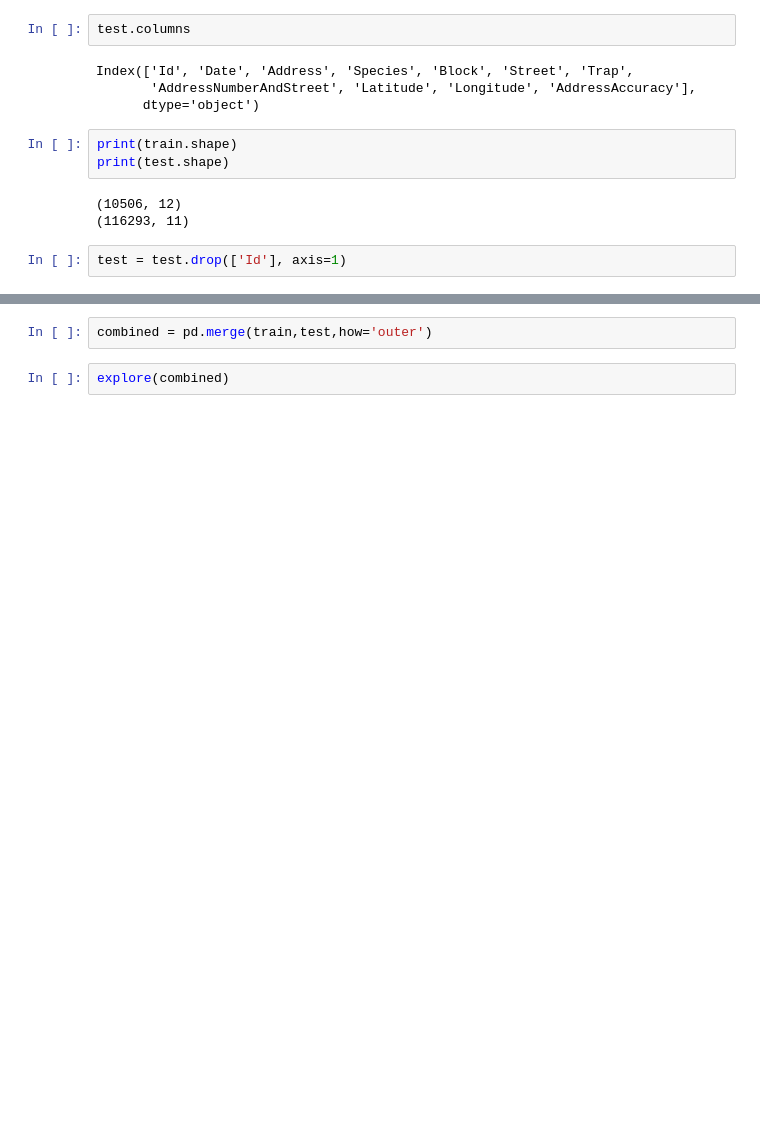
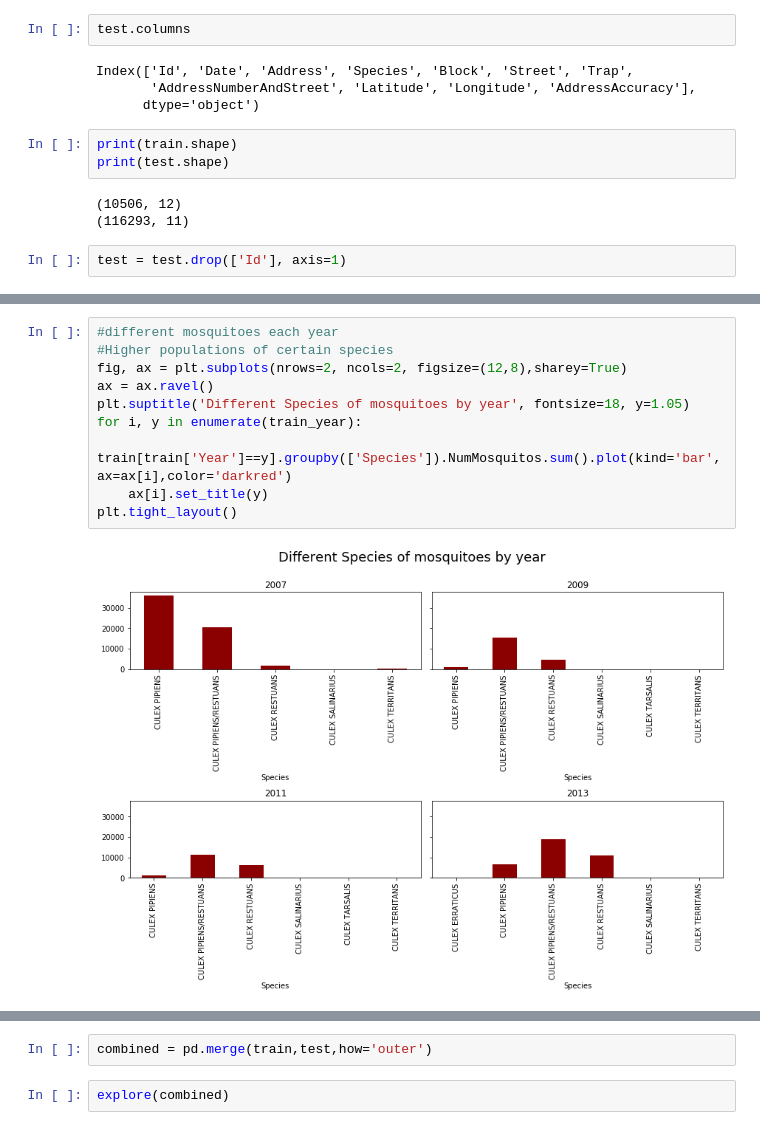
Before and after one commit to wilsonkwa/Project-4, a Jupyter notebook: codes/1.0 EDA.ipynb, the cells around one changed output, grey strips where cells are left out. Cells and saved outputs as stored; diff of their text form; blank space fills up the shorter version.

```diff
--- a/codes/1.0 EDA.ipynb
+++ b/codes/1.0 EDA.ipynb
@@ -397,0 +439,12 @@ test = test.drop(['Id'], axis=1)
+# %%
+#different mosquitoes each year
+#Higher populations of certain species
+fig, ax = plt.subplots(nrows=2, ncols=2, figsize=(12,8),sharey=True)
+ax = ax.ravel()
+plt.suptitle('Different Species of mosquitoes by year', fontsize=18, y=1.05)
+for i, y in enumerate(train_year):
+    train[train['Year']==y].groupby(['Species']).NumMosquitos.sum().plot(kind='bar', ax=ax[i],color='darkred')
+    ax[i].set_title(y)
+plt.tight_layout()
+# %% [output]
+[figure, added]
```
Also changed, not shown: parts of 34 cells of this notebook, 6 other files.
